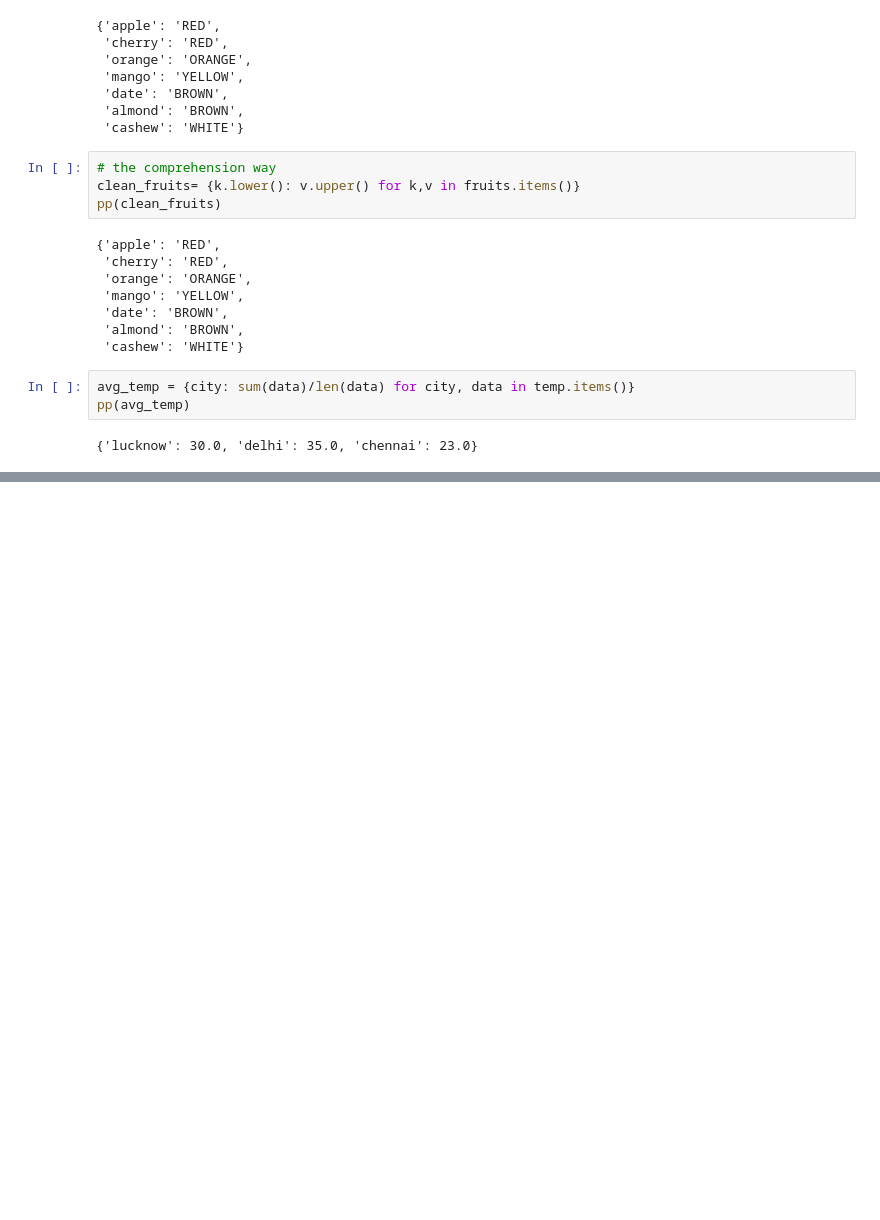
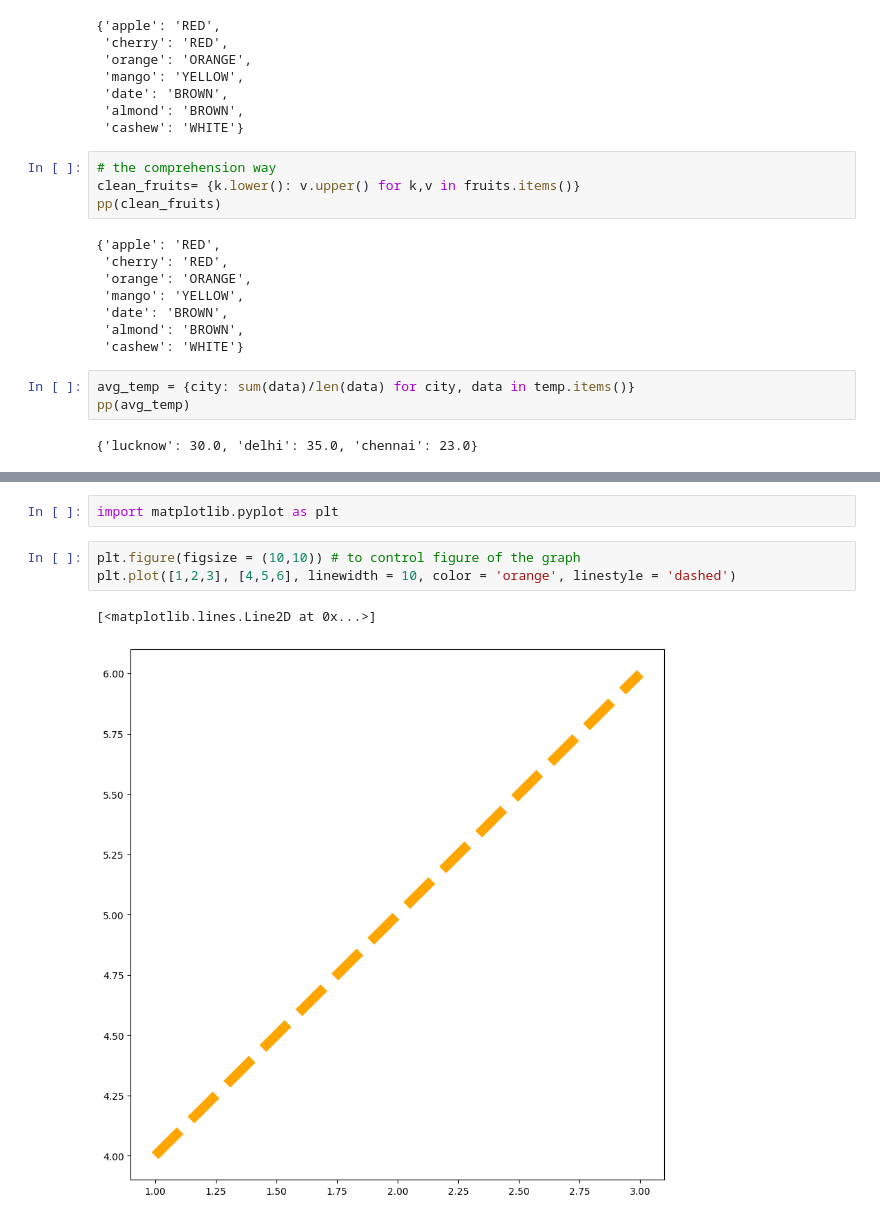
Before and after one commit to attharv26/Python-Data-science, a Jupyter notebook: data analysis/numpy.ipynb, the cells around one changed output, grey strips where cells are left out. Cells and saved outputs as stored; diff of their text form; blank space fills up the shorter version.

```diff
--- a/data analysis/numpy.ipynb
+++ b/data analysis/numpy.ipynb
@@ -374,0 +481,8 @@ pp(avg_temp)
+# %%
+import matplotlib.pyplot as plt
+# %%
+plt.figure(figsize = (10,10)) # to control figure of the graph
+plt.plot([1,2,3], [4,5,6], linewidth = 10, color = 'orange', linestyle = 'dashed')
+# %% [output]
+[<matplotlib.lines.Line2D at 0x...>]
+[figure, added]
```
Also changed, not shown: parts of 13 cells of this notebook.
